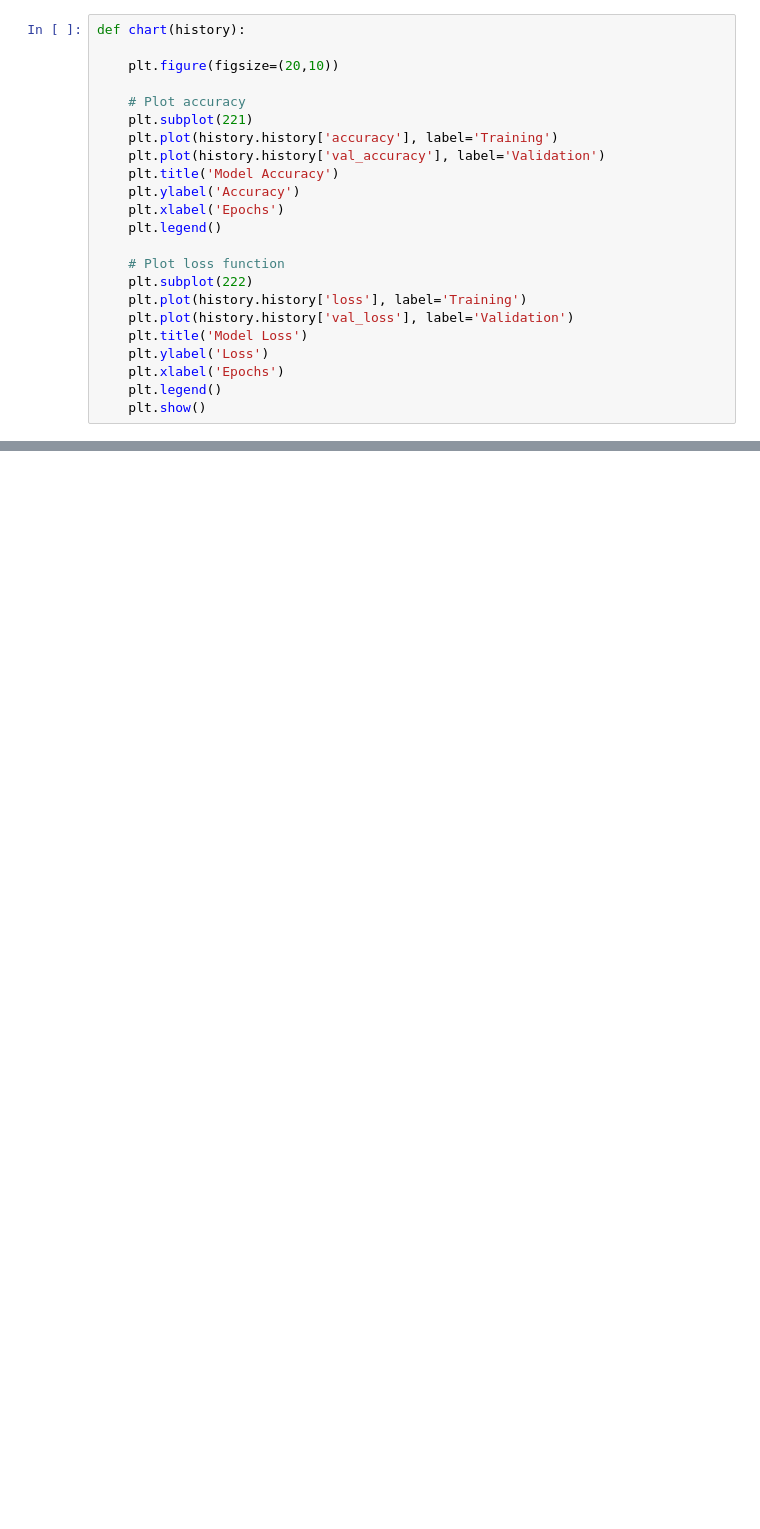
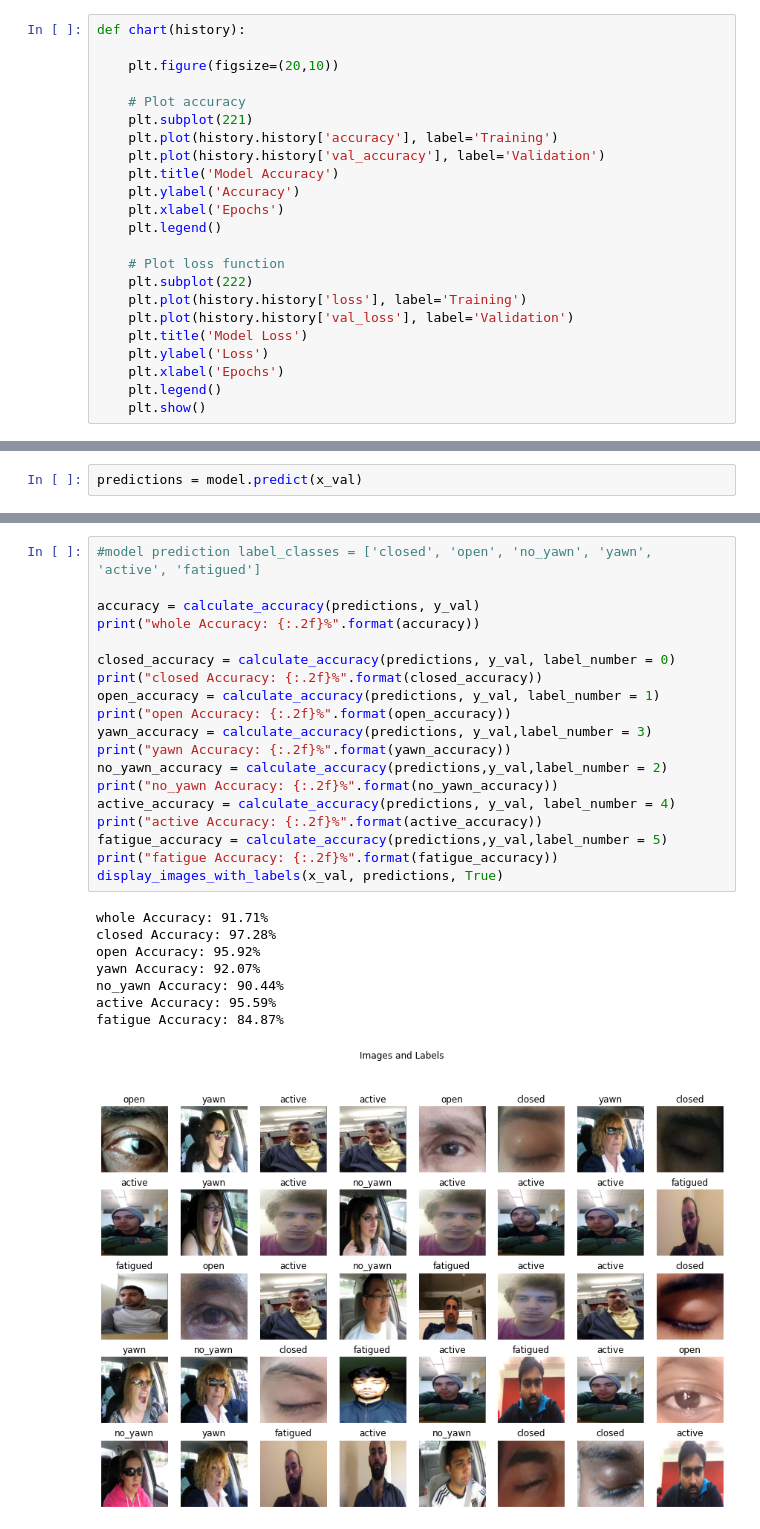
Before and after one commit to trdin/drowsiness_detection_ml, a Jupyter notebook: drowsiness_detection.ipynb, the cells around one changed output, grey strips where cells are left out. Drawn from its saved outputs; the diff is of its cells as text; blank space fills up the shorter version.

Commit message:
predictiions

```diff
--- a/drowsiness_detection.ipynb
+++ b/drowsiness_detection.ipynb
@@ -212,0 +265,2 @@ chart(history)
+# %%
+predictions = model.predict(x_val)
@@ -212,0 +269,28 @@ chart(history)
+# %%
+#model prediction label_classes = ['closed', 'open', 'no_yawn', 'yawn', 'active', 'fatigued']
+
+accuracy = calculate_accuracy(predictions, y_val)
+print("whole Accuracy: {:.2f}%".format(accuracy))
+
+closed_accuracy = calculate_accuracy(predictions, y_val, label_number = 0)
+print("closed Accuracy: {:.2f}%".format(closed_accuracy))
+open_accuracy = calculate_accuracy(predictions, y_val, label_number = 1)
+print("open Accuracy: {:.2f}%".format(open_accuracy))
+yawn_accuracy = calculate_accuracy(predictions, y_val,label_number = 3)
+print("yawn Accuracy: {:.2f}%".format(yawn_accuracy))
+no_yawn_accuracy = calculate_accuracy(predictions,y_val,label_number = 2)
+print("no_yawn Accuracy: {:.2f}%".format(no_yawn_accuracy))
+active_accuracy = calculate_accuracy(predictions, y_val, label_number = 4)
+print("active Accuracy: {:.2f}%".format(active_accuracy))
+fatigue_accuracy = calculate_accuracy(predictions,y_val,label_number = 5)
+print("fatigue Accuracy: {:.2f}%".format(fatigue_accuracy))
+display_images_with_labels(x_val, predictions, True)
+# %% [output]
+whole Accuracy: 91.71%
+closed Accuracy: 97.28%
+open Accuracy: 95.92%
+yawn Accuracy: 92.07%
+no_yawn Accuracy: 90.44%
+active Accuracy: 95.59%
+fatigue Accuracy: 84.87%
+[figure, added]
```
Also changed, not shown: parts of 18 cells of this notebook, 2 other files.
